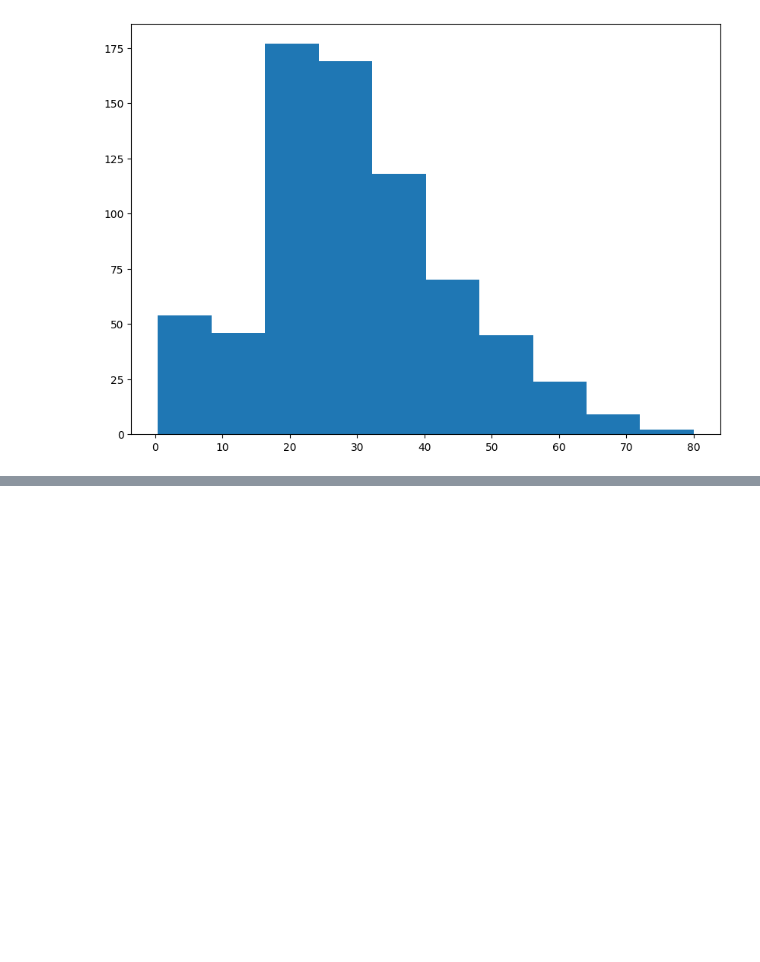
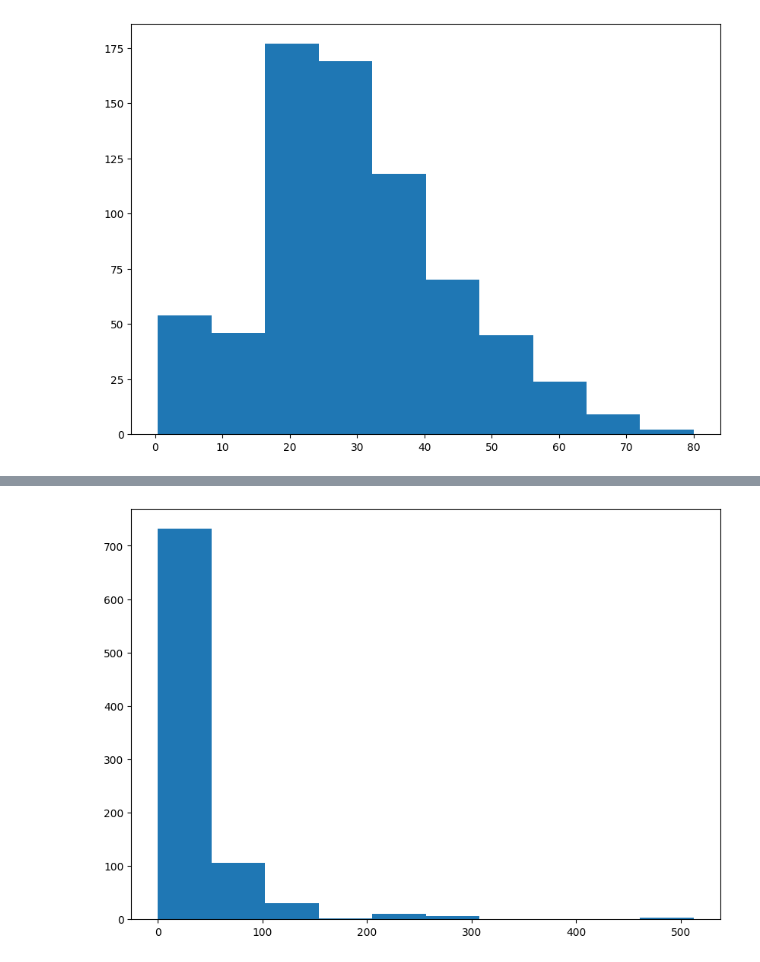
Before and after one commit to FemasAriandaRizki/titanic_classification, a Jupyter notebook: Untitled6.ipynb, the cells around one changed output, grey strips where cells are left out. Saved outputs shown, nothing was run; the diff lists cells and outputs as text; code cells hidden in the pictures; blank space fills up the shorter version.

```diff
--- a/Untitled6.ipynb
+++ b/Untitled6.ipynb
@@ -202,0 +205,7 @@ NameError: name 'train' is not defined
+# %%
+fig, ax = plt.subplots(figsize = (10, 7))
+ax.hist(train.Fare)
+
+plt.show()
+# %% [output]
+[figure, added]
```
Also changed, not shown: parts of 26 cells of this notebook.
